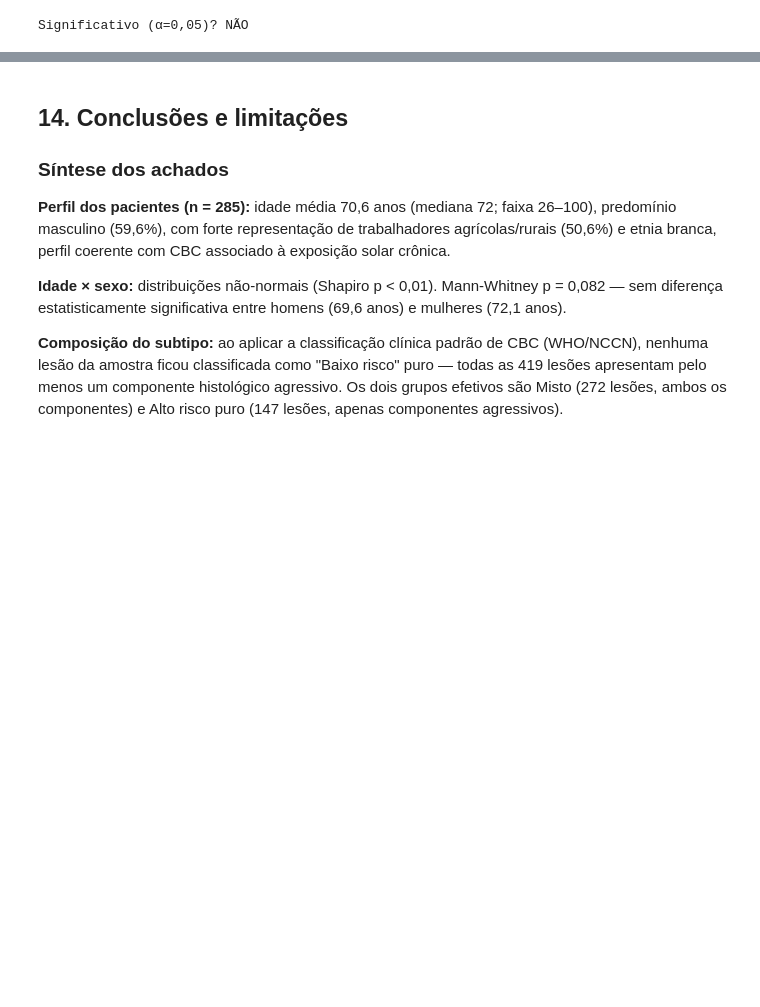
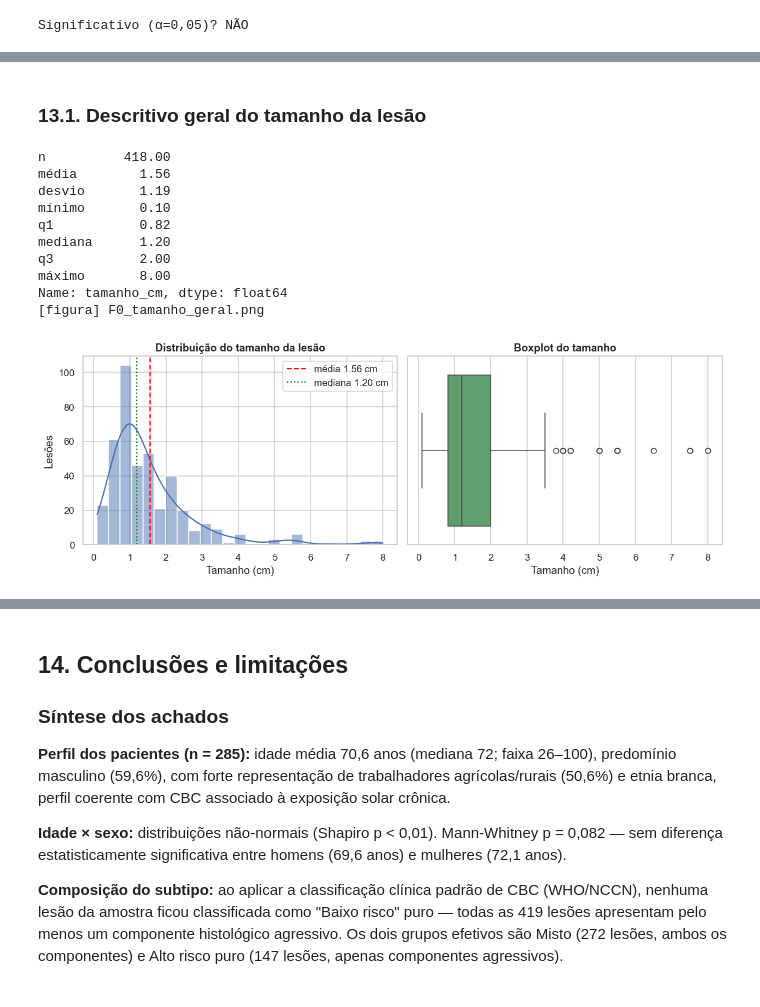
Before and after one commit to robertfabio/analise_basocelular_lmecc, a Jupyter notebook: analise_basocelular_completa.ipynb, the cells around one changed output, grey strips where cells are left out. Drawn from its saved outputs; the diff is of its cells as text; code cells hidden in the pictures; blank space fills up the shorter version.

```diff
--- a/analise_basocelular_completa.ipynb
+++ b/analise_basocelular_completa.ipynb
@@ -1625,0 +1632,30 @@ Significativo (α=0,05)? NÃO
+# %% [markdown]
+### 13.1. Descritivo geral do tamanho da lesão
+# %%
+tam = df_lesao["tamanho_cm"].dropna()
+desc = tam.describe()[["count","mean","std","min","25%","50%","75%","max"]]
+desc.index = ["n","média","desvio","mínimo","q1","mediana","q3","máximo"]
+print(desc.round(2))
+
+fig, axes = plt.subplots(1, 2, figsize=(11, 4))
+sns.histplot(tam, bins=25, kde=True, ax=axes[0], color="#4C72B0")
+axes[0].axvline(tam.mean(), color="red", ls="--", label=f"média {tam.mean():.2f} cm")
+axes[0].axvline(tam.median(), color="green", ls=":", label=f"mediana {tam.median():.2f} cm")
+axes[0].set(title="Distribuição do tamanho da lesão",
+            xlabel="Tamanho (cm)", ylabel="Lesões")
+axes[0].legend()
+sns.boxplot(x=tam, ax=axes[1], color="#55A868")
+axes[1].set(title="Boxplot do tamanho", xlabel="Tamanho (cm)")
+plt.tight_layout(); salvar_fig("F0_tamanho_geral.png"); plt.show()
+# %% [output]
+n          418.00
+média        1.56
+desvio       1.19
+mínimo       0.10
+q1           0.82
+mediana      1.20
+q3           2.00
+máximo       8.00
+Name: tamanho_cm, dtype: float64
+[figura] F0_tamanho_geral.png
+[figure, added]
```
Also changed, not shown: parts of 25 cells of this notebook, 20 other files.
